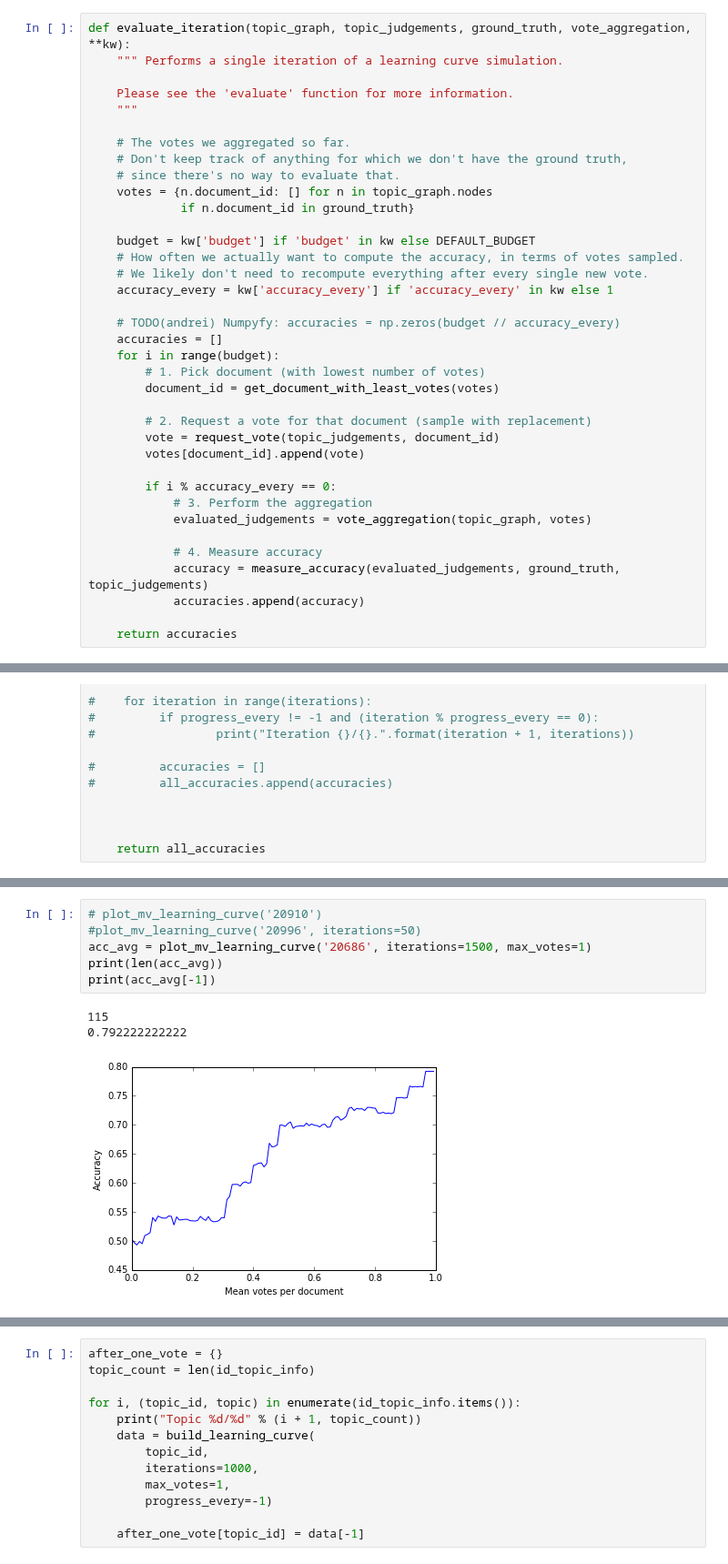
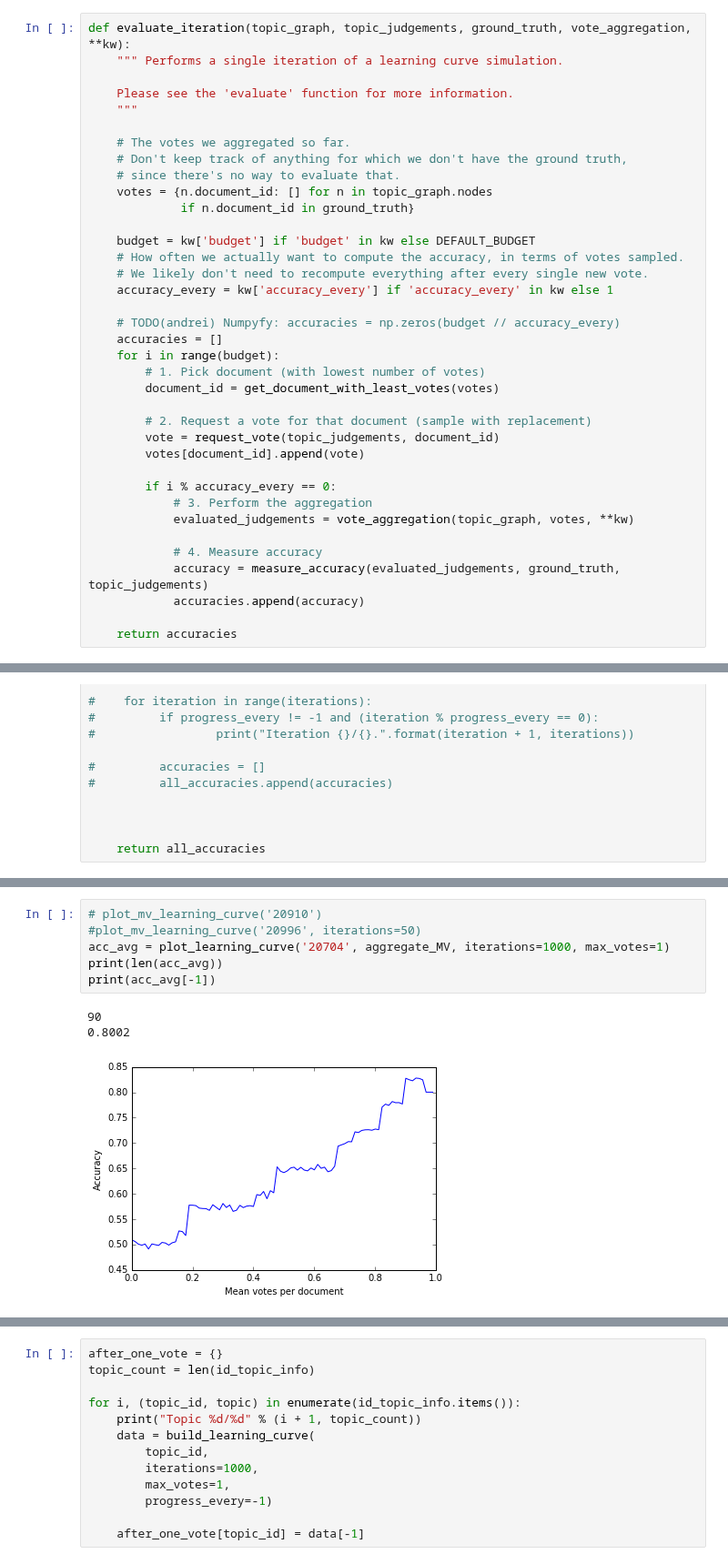
Before and after one commit to AndreiBarsan/crowd, a Jupyter notebook: notebooks/Majority Voting Experiments.ipynb, the cells around one changed output, grey strips where cells are left out. Shown at 91% size. Drawn from its saved outputs; the diff is of its cells as text.

```diff
--- a/notebooks/Majority Voting Experiments.ipynb
+++ b/notebooks/Majority Voting Experiments.ipynb
@@ -121,7 +121,7 @@ def evaluate_iteration(topic_graph, topic_judgements, ground_truth, vote_aggrega
 
         if i % accuracy_every == 0:
             # 3. Perform the aggregation
-            evaluated_judgements = vote_aggregation(topic_graph, votes)
+            evaluated_judgements = vote_aggregation(topic_graph, votes, **kw)
 
             # 4. Measure accuracy
             accuracy = measure_accuracy(evaluated_judgements, ground_truth, topic_judgements)
@@ -268,10 +335,10 @@ def plot_mv_learning_curve(topic_id, **kw):
 # %%
 # plot_mv_learning_curve('20910')
 #plot_mv_learning_curve('20996', iterations=50)
-acc_avg = plot_mv_learning_curve('20686', iterations=1500, max_votes=1)
+acc_avg = plot_learning_curve('20704', aggregate_MV, iterations=1000, max_votes=1)
 print(len(acc_avg))
 print(acc_avg[-1])
 # %% [output]
-115
-0.792222222222
+90
+0.8002
-[figure, old version]
+[figure, new version]
```
Also changed, not shown: parts of 7 cells of this notebook, 1 other file.
